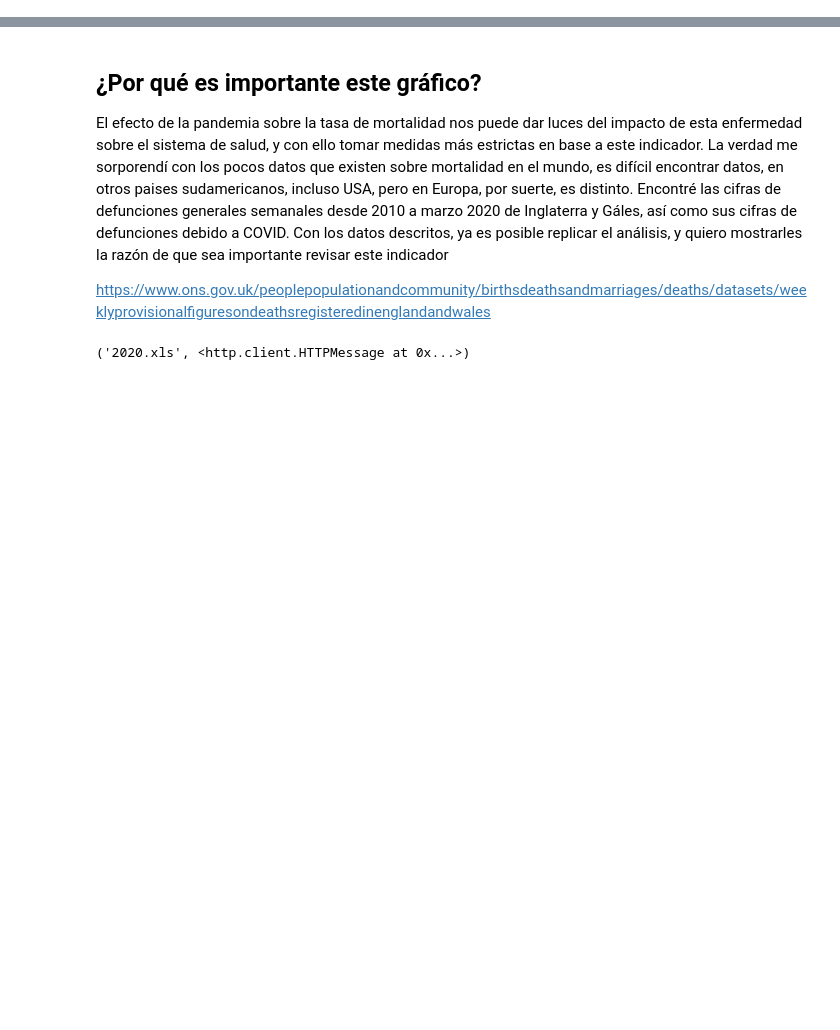
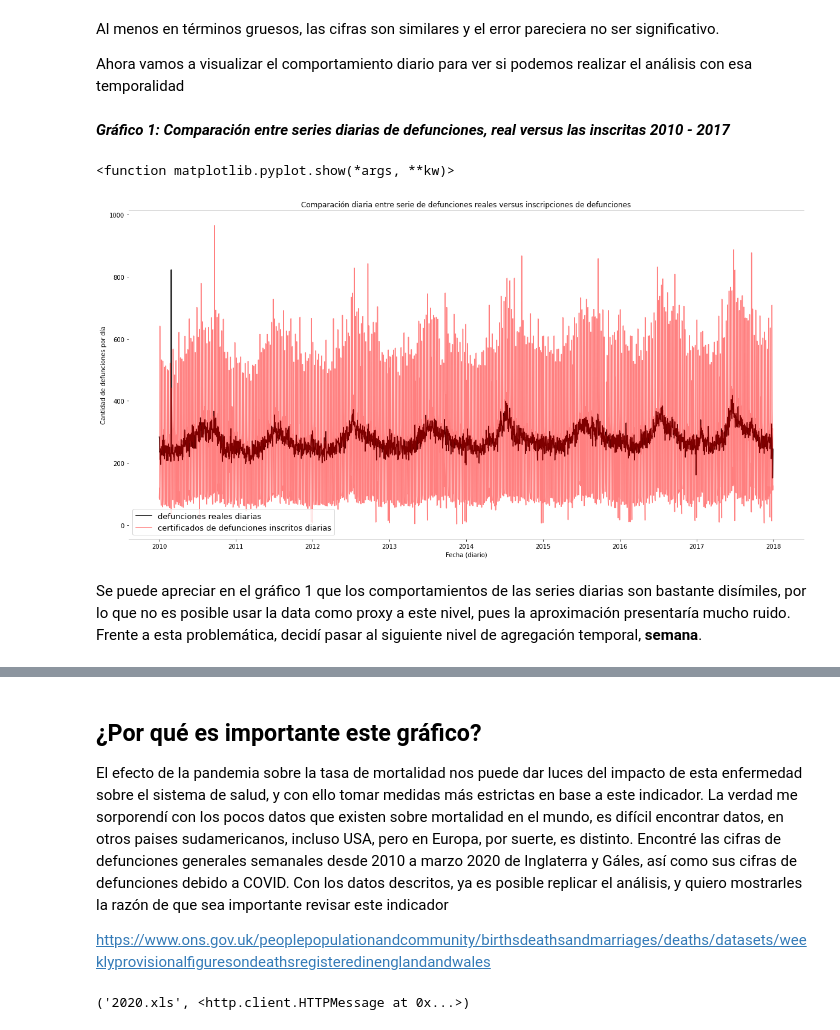
Before and after one commit to josemoragonzalez/Defunciones, a Jupyter notebook: input/defunciones.ipynb, the cells around one changed output, grey strips where cells are left out. Saved outputs shown, nothing was run; the diff lists cells and outputs as text; code cells hidden in the pictures; blank space fills up the shorter version.

Commit message:
actualización con datos de certificados
Se liberaron los datos de certificados de defunción  por parte del SRCEI

```diff
--- a/input/defunciones.ipynb
+++ b/input/defunciones.ipynb
@@ -304,0 +132,4 @@ Además en gris se pueden ver los límites dle intervalo de confianza de 95% par
+# %%
+# Partimos haciendo una copia del histórico, y filtrando que sea mayor al año más antiguo del que se publicó data del certificado el cual corresponde a 2010
+defuncionesHist2010 =  defuncionesHist.copy()
+defHist2010 = defuncionesHist2010[defuncionesHist2010['ANO_DEF'] >= 2010]
@@ -304,0 +180,48 @@ Además en gris se pueden ver los límites dle intervalo de confianza de 95% par
+# %% [markdown]
+Al menos en términos gruesos, las cifras son similares y el error pareciera no ser significativo.
+
+Ahora vamos a visualizar el comportamiento diario para ver si podemos realizar el análisis con esa temporalidad
+# %%
+dfTemp = def2010.merge(dfproxyG, how = 'left', right_on = 'id', left_on = 'id')
+# %% [markdown]
+***Gráfico 1: Comparación entre series diarias de defunciones, real versus las inscritas 2010 - 2017***
+# %%
+#--------------------------------------------
+# GRÁFICO 1
+#-------------------------------------------
+# Librerías necesarias
+import matplotlib.pyplot as plt
+import numpy as np
+
+# inciamos el gráfico y sus ejes
+fig, ax = plt.subplots()
+ax.plot('id', 'REAL', data=dfTemp, color='black')
+ax.plot('id', 'PROXY', data=dfTemp, color='red', alpha = 0.5)
+
+# formateamos la grilla
+ax.grid(False)
+
+# seteamos leyendas y título
+ax.set_xlabel('Fecha (diario)')
+ax.set_ylabel('Cantidad de defunciones por día')
+ax.set_title('Comparación diaria entre serie de defunciones reales versus inscripciones de defunciones')
+
+# tamaño del grafico
+fig.set_figheight(10)
+fig.set_figwidth(20)
+
+# color de los ejes
+ax.spines['bottom'].set_color('#cccccc')
+ax.spines['top'].set_color('#cccccc')
+ax.spines['right'].set_color('white')
+ax.spines['left'].set_color('white')
+ax.legend(('defunciones reales diarias', 'certificados de defunciones inscritos diarios')
+          , loc='lower left', shadow=False, fontsize = 13)
+
+plt.show
+# %% [output]
+<function matplotlib.pyplot.show(*args, **kw)>
+[figure, added]
+# %% [markdown]
+Se puede apreciar en el gráfico 1 que los comportamientos de las series diarias son bastante disímiles, por lo que no es posible usar la data como proxy a este nivel, pues la aproximación presentaría mucho ruido.
+Frente a esta problemática, decidí pasar al siguiente nivel de agregación temporal, **semana**.
```
Also changed, not shown: parts of 56 cells of this notebook, 9 other files.
